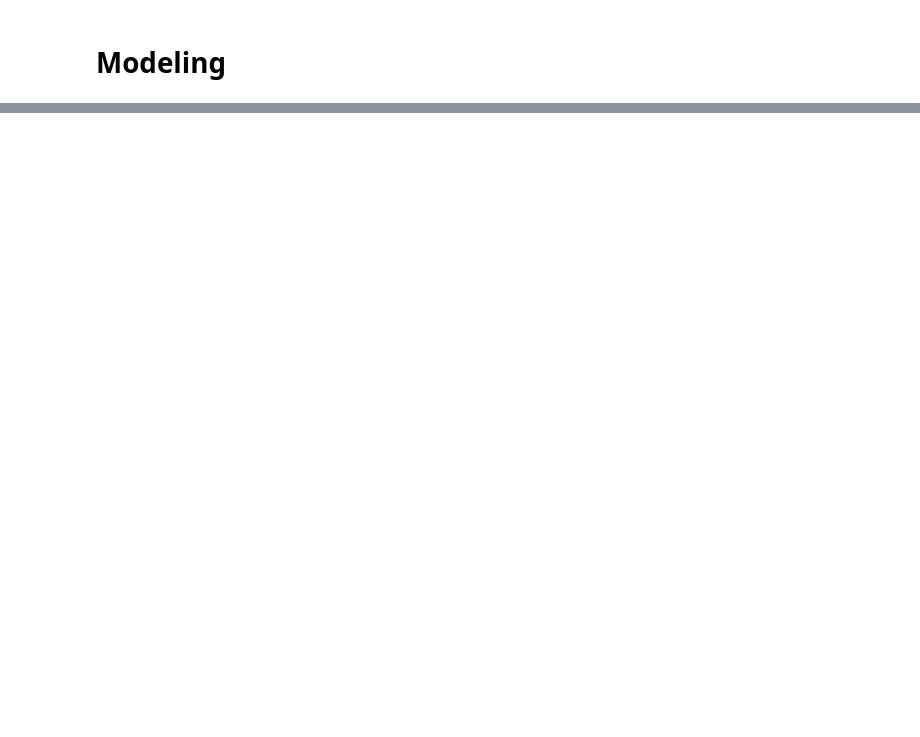
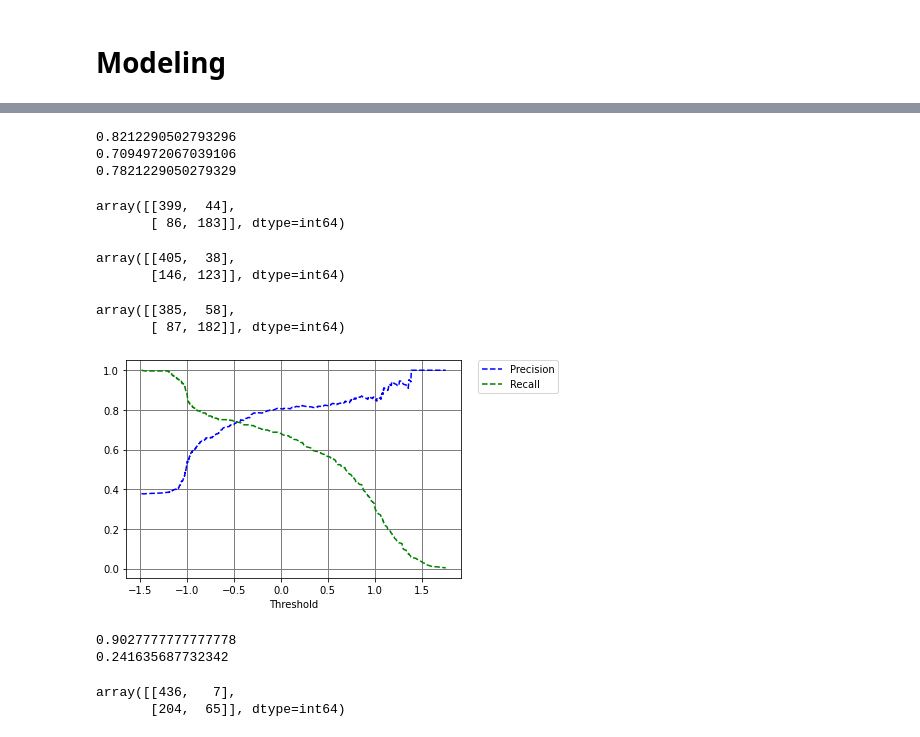
Before and after one commit to Dar-rius/new_titanic, a Jupyter notebook: machinLearning.ipynb, the cells around one changed output, grey strips where cells are left out. Saved outputs shown, nothing was run; the diff lists cells and outputs as text; code cells hidden in the pictures; blank space fills up the shorter version.

```diff
--- a/machinLearning.ipynb
+++ b/machinLearning.ipynb
@@ -278,2 +341,7 @@ AttributeError: 'Series' object has no attribute 'reshape'
 # %% [markdown]
 # Modeling
+# %%
+y_train_survived = (y_train == 1)
+y_test_survived = (y_test == 1)
+print(y_train_survived)
+print(y_test_survived)
@@ -282,6 +368,17 @@ from sklearn.svm import SVC
 from sklearn.linear_model import SGDClassifier
 from sklearn.neighbors import KNeighborsClassifier
 # %%
-model_svc = SVC()
-model_sgd = SGDClassifier()
-model_neigbors = KNeighborsClassifier()
+from sklearn.pipeline import make_pipeline
+
+model_svc = make_pipeline(StandardScaler(), SVC())
+model_sgd = make_pipeline(StandardScaler(), SGDClassifier(random_state=42))
+model_neighbors = make_pipeline(StandardScaler(), KNeighborsClassifier())
+# %%
+#train models:
+for model in (model_svc, model_sgd, model_neighbors):
+    model.fit(X_train, y_train_survived)
+    print(model.score(X_test, y_test_survived))
+# %% [output]
+0.8212290502793296
+0.7094972067039106
+0.7821229050279329
@@ -287,0 +391,55 @@ model_neigbors = KNeighborsClassifier()
+# %%
+#test de performance des models avec la confusion_matrix
+from sklearn.metrics import confusion_matrix
+
+confusion_matrix(y_train_survived, y_train_pred_svc)
+# %% [output]
+array([[399,  44],
+       [ 86, 183]], dtype=int64)
+# %%
+confusion_matrix(y_train_survived, y_train_pred_sgd)
+# %% [output]
+array([[405,  38],
+       [146, 123]], dtype=int64)
+# %%
+confusion_matrix(y_train_survived, y_train_pred_neighbors)
+# %% [output]
+array([[385,  58],
+       [ 87, 182]], dtype=int64)
+# %%
+from sklearn.metrics import precision_recall_curve
+
+#on va chercher une grande prediction avec le SVC
+y_score_svc = cross_val_predict(model_svc, X_train, y_train_survived, cv=3,
+                             method="decision_function")
+
+precision, recall, thresholds = precision_recall_curve(y_train_survived,
+                                                      y_score_svc)
+
+def plot_precision_recall_vs_thresholds(precision, recall, thresholds):
+    plt.plot(thresholds, precision[:-1], "b--", label="Precision")
+    plt.plot(thresholds, recall[:-1], "g--", label="Recall")
+    plt.xlabel("Threshold")
+    plt.legend(bbox_to_anchor=(1.05, 1), loc='upper left', borderaxespad=0.)
+    plt.grid(b=True, which="both", axis="both", color='gray', linestyle='-', linewidth=1)
+
+plot_precision_recall_vs_thresholds(precision, recall, thresholds)
+# %% [output]
+[figure, added]
+# %%
+import numpy as np
+from sklearn.metrics import precision_score, recall_score
+
+threshold_90_precision = thresholds[np.argmax(precision >= .90)]
+
+y_train_pred_90 = (y_score_svc >= threshold_90_precision)
+print(precision_score(y_train_survived, y_train_pred_90))
+print(recall_score(y_train_survived, y_train_pred_90))
+# %% [output]
+0.9027777777777778
+0.241635687732342
+# %%
+confusion_matrix(y_train_survived, y_train_pred_90)
+# %% [output]
+array([[436,   7],
+       [204,  65]], dtype=int64)
```
Also changed, not shown: parts of 11 cells of this notebook.
